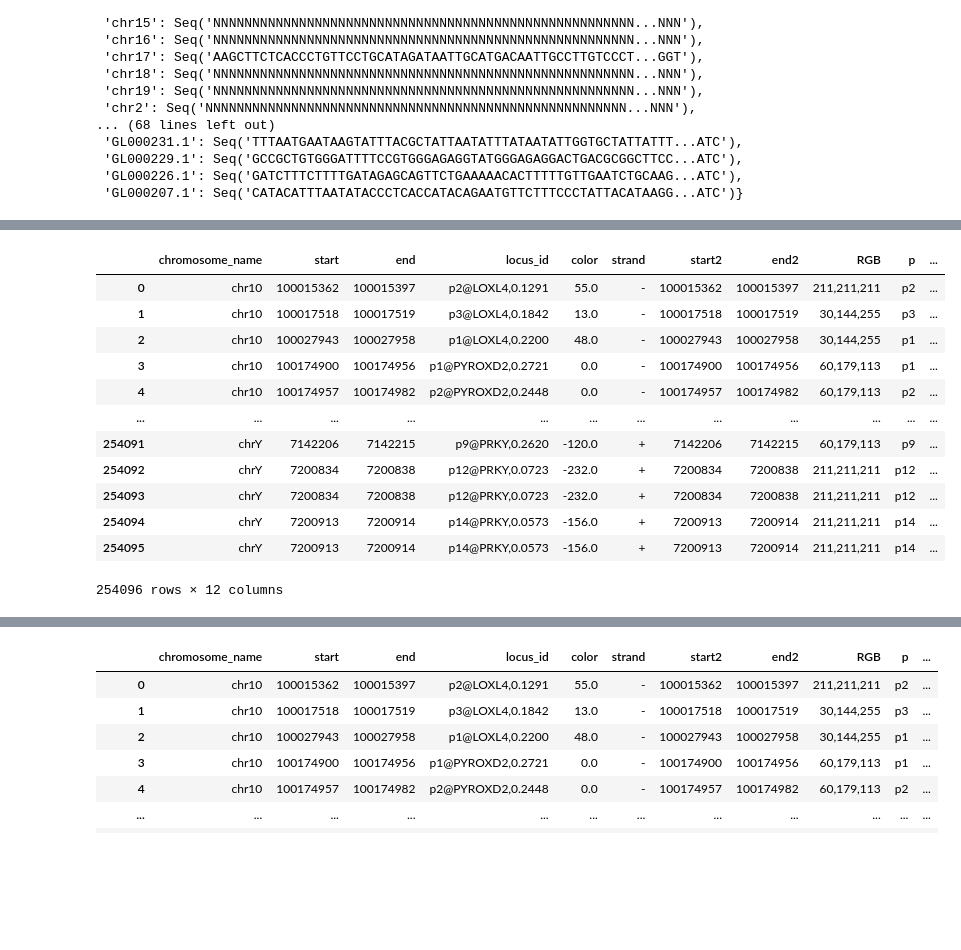
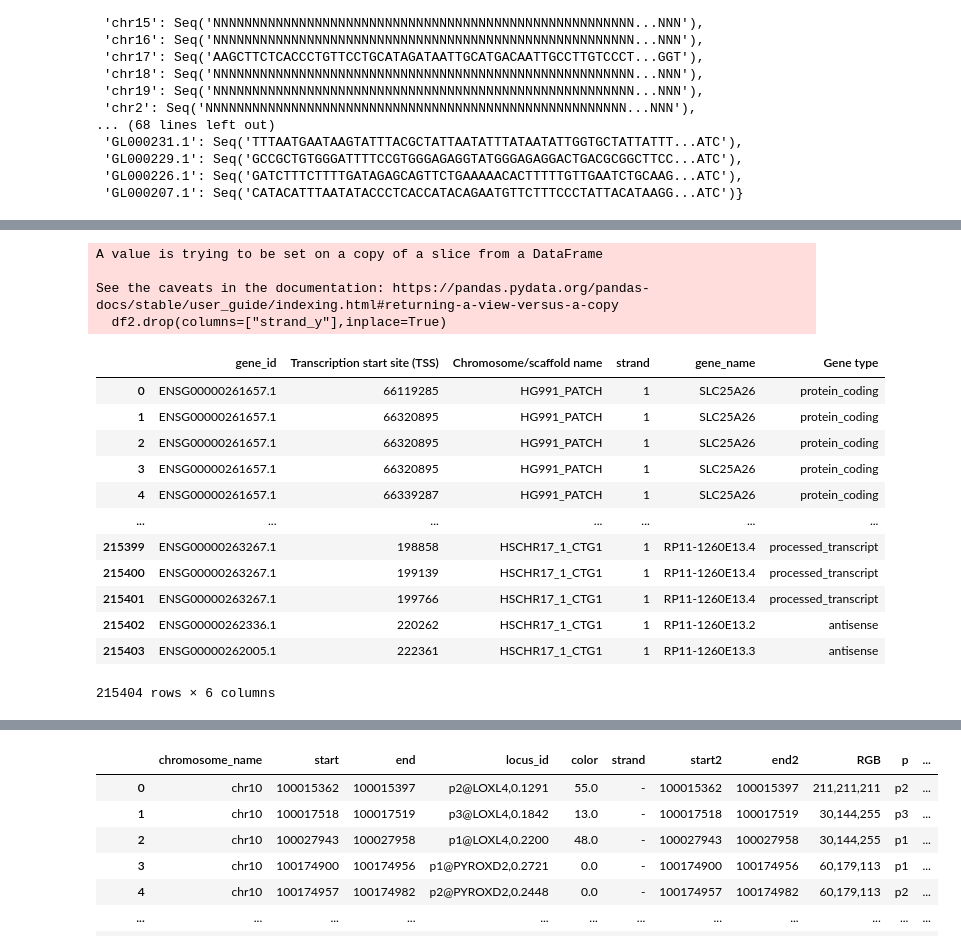
Before and after one commit to IloDan/GX_alBERTo, a Jupyter notebook: data_manipulation/manipulation_ric.ipynb, the cells around one changed output, grey strips where cells are left out. Cells and saved outputs as stored; diff of their text form; code cells hidden in the pictures; blank space fills up the shorter version.

```diff
--- a/data_manipulation/manipulation_ric.ipynb
+++ b/data_manipulation/manipulation_ric.ipynb
@@ -70,20 +158,25 @@ df
+# %%
+df2=df2[df2['strand_x']==df2['strand_y']]
+df2.drop(columns=["strand_y"],inplace=True)
+# %% [output]
+A value is trying to be set on a copy of a slice from a DataFrame
+
+See the caveats in the documentation: https://pandas.pydata.org/pandas-docs/stable/user_guide/indexing.html#returning-a-view-versus-a-copy
+  df2.drop(columns=["strand_y"],inplace=True)
 # %%
-meging=pd.read_csv("..\\dataset\\id_name_world.txt", sep="\t")
-
-#merging su gene_name
-df1 = pd.merge(df, meging, on="gene_name")
-df1
+meging=pd.read_csv("..\\dataset\\ens37_mancanti.txt", sep="\t")
+meging
 # %% [output]
-|  | chromosome_name | start | end | locus_id | color | strand | start2 | end2 | RGB | p | ... |
-| 0 | chr10 | 100015362 | 100015397 | p2@LOXL4,0.1291 | 55.0 | - | 100015362 | 100015397 | 211,211,211 | p2 | ... |
-| 1 | chr10 | 100017518 | 100017519 | p3@LOXL4,0.1842 | 13.0 | - | 100017518 | 100017519 | 30,144,255 | p3 | ... |
-| 2 | chr10 | 100027943 | 100027958 | p1@LOXL4,0.2200 | 48.0 | - | 100027943 | 100027958 | 30,144,255 | p1 | ... |
-| 3 | chr10 | 100174900 | 100174956 | p1@PYROXD2,0.2721 | 0.0 | - | 100174900 | 100174956 | 60,179,113 | p1 | ... |
-| 4 | chr10 | 100174957 | 100174982 | p2@PYROXD2,0.2448 | 0.0 | - | 100174957 | 100174982 | 60,179,113 | p2 | ... |
-| ... | ... | ... | ... | ... | ... | ... | ... | ... | ... | ... | ... |
-| 254091 | chrY | 7142206 | 7142215 | p9@PRKY,0.2620 | -120.0 | + | 7142206 | 7142215 | 60,179,113 | p9 | ... |
-| 254092 | chrY | 7200834 | 7200838 | p12@PRKY,0.0723 | -232.0 | + | 7200834 | 7200838 | 211,211,211 | p12 | ... |
-| 254093 | chrY | 7200834 | 7200838 | p12@PRKY,0.0723 | -232.0 | + | 7200834 | 7200838 | 211,211,211 | p12 | ... |
-| 254094 | chrY | 7200913 | 7200914 | p14@PRKY,0.0573 | -156.0 | + | 7200913 | 7200914 | 211,211,211 | p14 | ... |
-| 254095 | chrY | 7200913 | 7200914 | p14@PRKY,0.0573 | -156.0 | + | 7200913 | 7200914 | 211,211,211 | p14 | ... |
+|  | gene_id | Transcription start site (TSS) | Chromosome/scaffold name | strand | gene_name | Gene type |
+| 0 | ENSG00000261657.1 | 66119285 | HG991_PATCH | 1 | SLC25A26 | protein_coding |
+| 1 | ENSG00000261657.1 | 66320895 | HG991_PATCH | 1 | SLC25A26 | protein_coding |
+| 2 | ENSG00000261657.1 | 66320895 | HG991_PATCH | 1 | SLC25A26 | protein_coding |
+| 3 | ENSG00000261657.1 | 66320895 | HG991_PATCH | 1 | SLC25A26 | protein_coding |
+| 4 | ENSG00000261657.1 | 66339287 | HG991_PATCH | 1 | SLC25A26 | protein_coding |
+| ... | ... | ... | ... | ... | ... | ... |
+| 215399 | ENSG00000263267.1 | 198858 | HSCHR17_1_CTG1 | 1 | RP11-1260E13.4 | processed_transcript |
+| 215400 | ENSG00000263267.1 | 199139 | HSCHR17_1_CTG1 | 1 | RP11-1260E13.4 | processed_transcript |
+| 215401 | ENSG00000263267.1 | 199766 | HSCHR17_1_CTG1 | 1 | RP11-1260E13.4 | processed_transcript |
+| 215402 | ENSG00000262336.1 | 220262 | HSCHR17_1_CTG1 | 1 | RP11-1260E13.2 | antisense |
+| 215403 | ENSG00000262005.1 | 222361 | HSCHR17_1_CTG1 | 1 | RP11-1260E13.3 | antisense |
-254096 rows × 12 columns
+215404 rows × 6 columns
```
Also changed, not shown: parts of 10 cells of this notebook, 6 other files.
